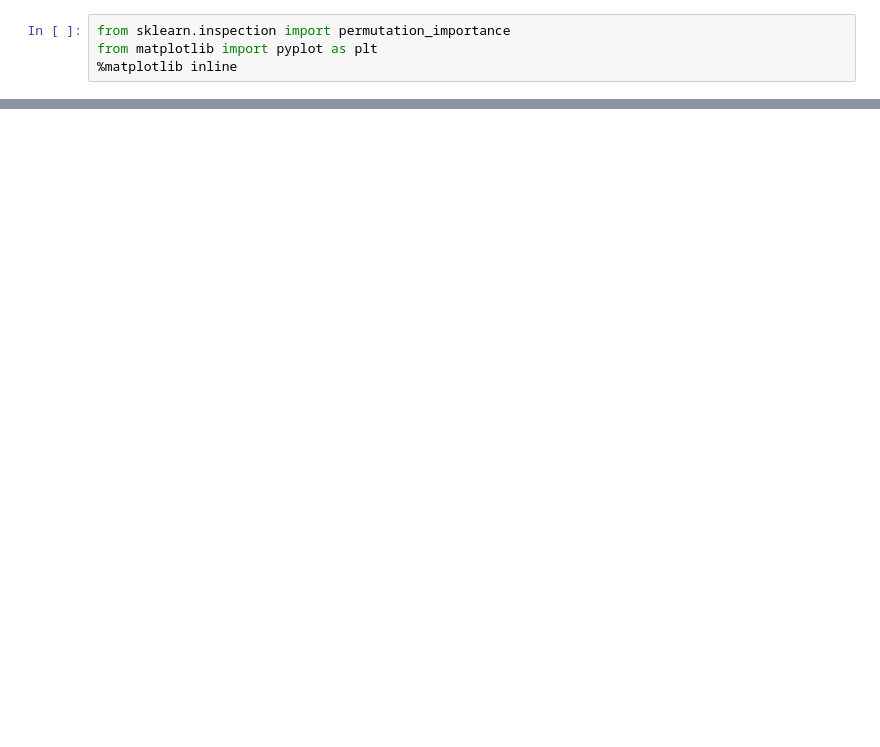
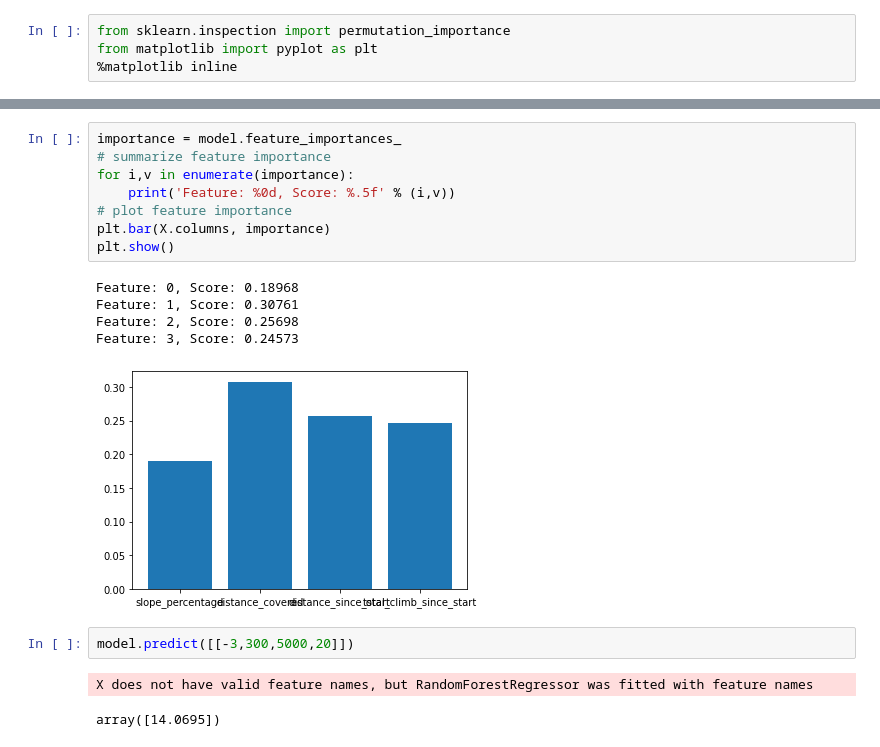
Before and after one commit to ozguney/iuc-mak-pro-i, a Jupyter notebook: src/ml_deneme.ipynb, the cells around one changed output, grey strips where cells are left out. Drawn from its saved outputs; the diff is of its cells as text; blank space fills up the shorter version.

```diff
--- a/src/ml_deneme.ipynb
+++ b/src/ml_deneme.ipynb
@@ -75,0 +85,19 @@ Text(0.5, 0, 'Feature Importance')
+# %%
+importance = model.feature_importances_
+# summarize feature importance
+for i,v in enumerate(importance):
+	print('Feature: %0d, Score: %.5f' % (i,v))
+# plot feature importance
+plt.bar(X.columns, importance)
+plt.show()
+# %% [output]
+Feature: 0, Score: 0.18968
+Feature: 1, Score: 0.30761
+Feature: 2, Score: 0.25698
+Feature: 3, Score: 0.24573
+[figure, added]
+# %%
+model.predict([[-3,300,5000,20]])
+# %% [output]
+X does not have valid feature names, but RandomForestRegressor was fitted with feature names
+array([14.0695])
```
Also changed, not shown: parts of 26 cells of this notebook, 4 other files.
